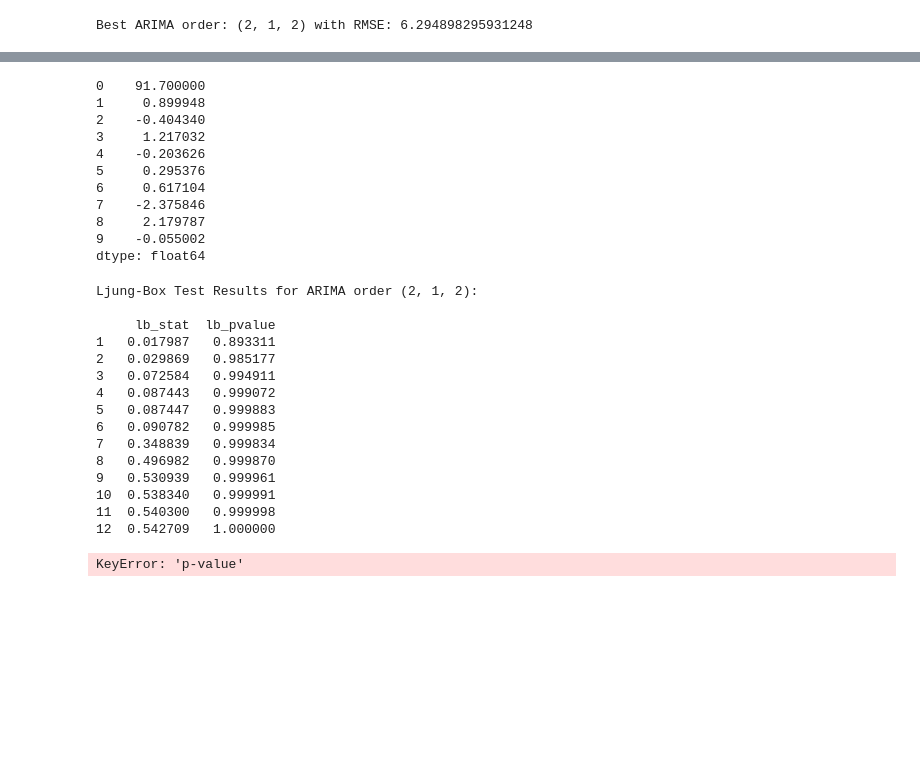
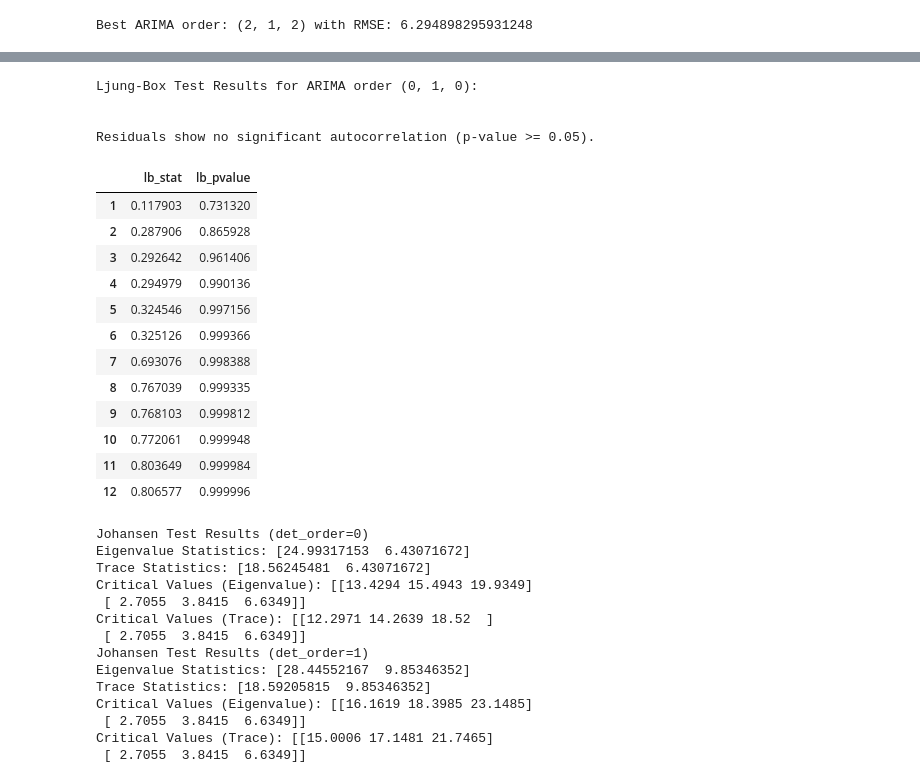
Before and after one commit to lorenzrossi/GaR, a Jupyter notebook: src/arima_test.ipynb, the cells around one changed output, grey strips where cells are left out. Drawn from its saved outputs; the diff is of its cells as text; code cells hidden in the pictures; blank space fills up the shorter version.

```diff
--- a/src/arima_test.ipynb
+++ b/src/arima_test.ipynb
@@ -134,36 +135,44 @@ Warnings:
 <Figure size 1000x600 with 0 Axes>
 [figure]
 # %%
-residuals = order_results[(2, 1, 2)]['residuals']
-print(residuals.head(10))
+#residuals = order_results[(0, 1, 0)]['residuals']
+#print(residuals.head(10))
-# %% [output]
-0    91.700000
-1     0.899948
-2    -0.404340
-3     1.217032
-4    -0.203626
-5     0.295376
-6     0.617104
-7    -2.375846
-8     2.179787
-9    -0.055002
-dtype: float64
 # %%
-ljung_box_test((2,1,2), order_results, lags=12)
+ljung_box_test((0,1,0), order_results, lags=12)
 # %% [output]
-Ljung-Box Test Results for ARIMA order (2, 1, 2):
+Ljung-Box Test Results for ARIMA order (0, 1, 0):
 
-     lb_stat  lb_pvalue
-1   0.017987   0.893311
-2   0.029869   0.985177
-3   0.072584   0.994911
-4   0.087443   0.999072
-5   0.087447   0.999883
-6   0.090782   0.999985
-7   0.348839   0.999834
-8   0.496982   0.999870
-9   0.530939   0.999961
-10  0.538340   0.999991
-11  0.540300   0.999998
-12  0.542709   1.000000
+
+Residuals show no significant autocorrelation (p-value >= 0.05).
-KeyError: 'p-value'
+|  | lb_stat | lb_pvalue |
+| 1 | 0.117903 | 0.731320 |
+| 2 | 0.287906 | 0.865928 |
+| 3 | 0.292642 | 0.961406 |
+| 4 | 0.294979 | 0.990136 |
+| 5 | 0.324546 | 0.997156 |
+| 6 | 0.325126 | 0.999366 |
+| 7 | 0.693076 | 0.998388 |
+| 8 | 0.767039 | 0.999335 |
+| 9 | 0.768103 | 0.999812 |
+| 10 | 0.772061 | 0.999948 |
+| 11 | 0.803649 | 0.999984 |
+| 12 | 0.806577 | 0.999996 |
+# %%
+data = df[['IP','GAS_PRICES']]
+
+analyze_cointegration(data)
+# %% [output]
+Johansen Test Results (det_order=0)
+Eigenvalue Statistics: [24.99317153  6.43071672]
+Trace Statistics: [18.56245481  6.43071672]
+Critical Values (Eigenvalue): [[13.4294 15.4943 19.9349]
+ [ 2.7055  3.8415  6.6349]]
+Critical Values (Trace): [[12.2971 14.2639 18.52  ]
+ [ 2.7055  3.8415  6.6349]]
+Johansen Test Results (det_order=1)
+Eigenvalue Statistics: [28.44552167  9.85346352]
+Trace Statistics: [18.59205815  9.85346352]
+Critical Values (Eigenvalue): [[16.1619 18.3985 23.1485]
+ [ 2.7055  3.8415  6.6349]]
+Critical Values (Trace): [[15.0006 17.1481 21.7465]
+ [ 2.7055  3.8415  6.6349]]
```
Also changed, not shown: parts of 2 cells of this notebook, 1 other file.
